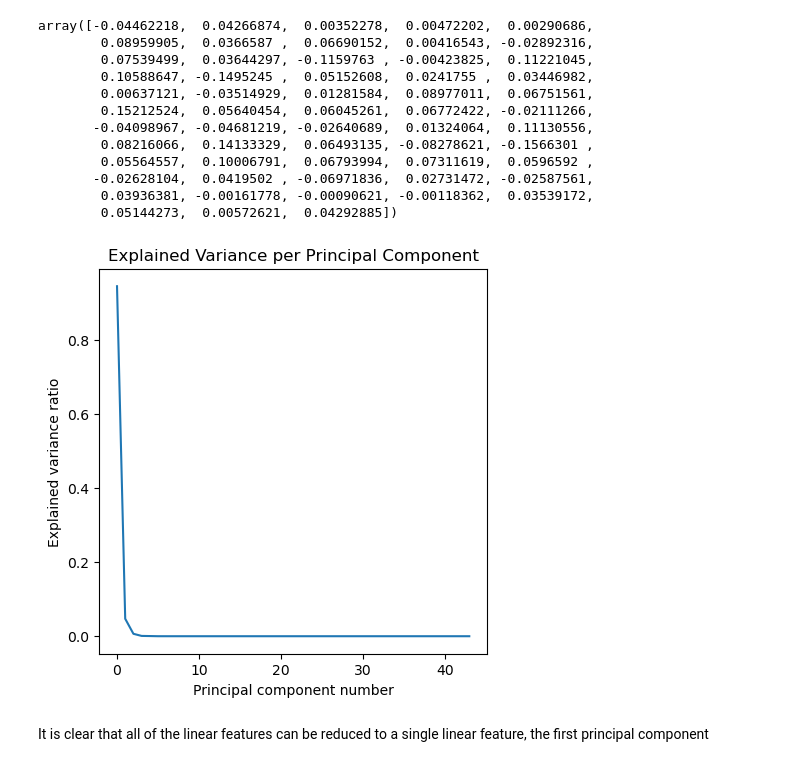
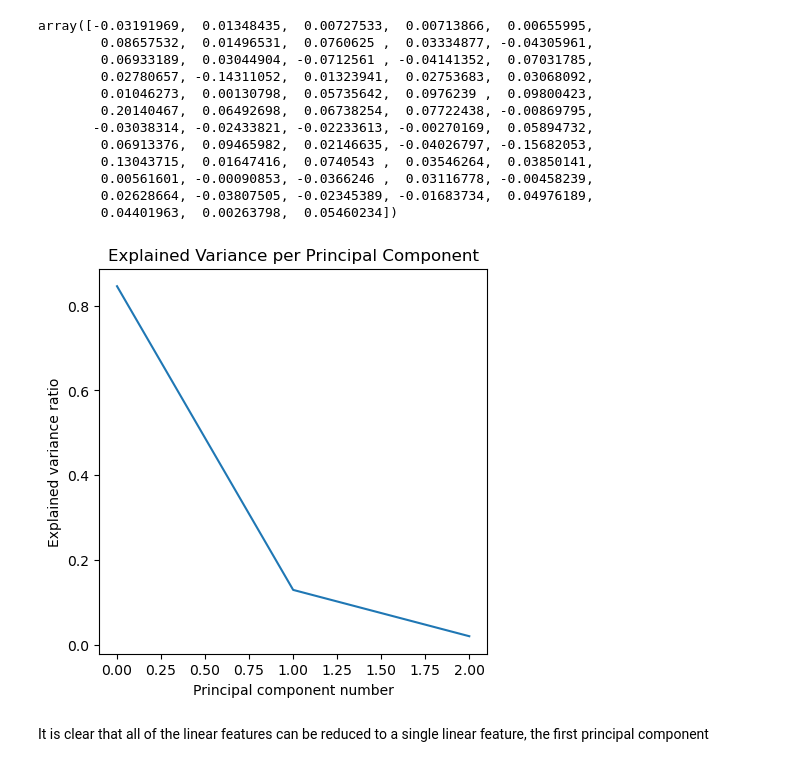
Before and after one commit to SebastienMeniere/Data-Science-A1, a Jupyter notebook: A1_project_copy.ipynb, the cells around one changed output. Cells and saved outputs as stored; diff of their text form; code cells hidden in the pictures.

```diff
--- a/A1_project_copy.ipynb
+++ b/A1_project_copy.ipynb
@@ -25,13 +40,16 @@ from sklearn.svm import SVC
 data =(pd.read_csv("OnlineNewsPopularity/OnlineNewsPopularity.csv"))
 df = data.drop(['url'], axis = 1)
 df = df.drop([' timedelta'], axis = 1)
+ros = RandomOverSampler(random_state=42)
 #timedelta and url are non predictive
 X = df.drop([' shares'], axis = 1)
 y = df[' shares']
 y_bins = np.zeros(len(y))
 for i in range(len(y)):
-    if (y[i] >= 1400):
+    if (y[i] >= 3000):
         y_bins[i] = 1
+X_resampled, y_resampled = ros.fit_resample(X, y_bins)
+X, y_bins = X_resampled, y_resampled
 # %%
 X_train, X_test, y_train, y_test = train_test_split(X, y_bins, test_size = 0.2, random_state=42)
 # %%
@@ -43,34 +61,34 @@ for i in range(len(X_train.T)):
     corr_[i] = cor
 corr_
 # %% [output]
-array([-0.04462218,  0.04266874,  0.00352278,  0.00472202,  0.00290686,
-        0.08959905,  0.0366587 ,  0.06690152,  0.00416543, -0.02892316,
-        0.07539499,  0.03644297, -0.1159763 , -0.00423825,  0.11221045,
-        0.10588647, -0.1495245 ,  0.05152608,  0.0241755 ,  0.03446982,
-        0.00637121, -0.03514929,  0.01281584,  0.08977011,  0.06751561,
-        0.15212524,  0.05640454,  0.06045261,  0.06772422, -0.02111266,
-       -0.04098967, -0.04681219, -0.02640689,  0.01324064,  0.11130556,
-        0.08216066,  0.14133329,  0.06493135, -0.08278621, -0.1566301 ,
-        0.05564557,  0.10006791,  0.06793994,  0.07311619,  0.0596592 ,
-       -0.02628104,  0.0419502 , -0.06971836,  0.02731472, -0.02587561,
-        0.03936381, -0.00161778, -0.00090621, -0.00118362,  0.03539172,
-        0.05144273,  0.00572621,  0.04292885])
+array([-0.03191969,  0.01348435,  0.00727533,  0.00713866,  0.00655995,
+        0.08657532,  0.01496531,  0.0760625 ,  0.03334877, -0.04305961,
+        0.06933189,  0.03044904, -0.0712561 , -0.04141352,  0.07031785,
+        0.02780657, -0.14311052,  0.01323941,  0.02753683,  0.03068092,
+        0.01046273,  0.00130798,  0.05735642,  0.0976239 ,  0.09800423,
+        0.20140467,  0.06492698,  0.06738254,  0.07722438, -0.00869795,
+       -0.03038314, -0.02433821, -0.02233613, -0.00270169,  0.05894732,
+        0.06913376,  0.09465982,  0.02146635, -0.04026797, -0.15682053,
+        0.13043715,  0.01647416,  0.0740543 ,  0.03546264,  0.03850141,
+        0.00561601, -0.00090853, -0.0366246 ,  0.03116778, -0.00458239,
+        0.02628664, -0.03807505, -0.02345389, -0.01683734,  0.04976189,
+        0.04401963,  0.00263798,  0.05460234])
 # %%
 linear_features_X_train = X_train.T[np.absolute(corr_) >= 0.025].T
 linear_features_X_test = X_test.T[np.absolute(corr_) >= 0.025].T
 nonlinear_features_X_train = X_train.T[np.absolute(corr_) < 0.025].T
 nonlinear_features_X_test = X_test.T[np.absolute(corr_) < 0.025].T
 # %%
-pca_example = PCA(n_components=44)
+pca_example = PCA(n_components=0.99)
 pca_example.fit(linear_features_X_train)
 plt.figure(figsize=(5,5))
 plt.plot(pca_example.explained_variance_ratio_)
 plt.title("Explained Variance per Principal Component")
 plt.xlabel("Principal component number")
 plt.ylabel("Explained variance ratio")
 plt.show()
 # %% [output]
-[figure, old version]
+[figure, new version]
 # %% [markdown]
 It is clear that all of the linear features can be reduced to a single linear feature, the first principal component
 # %%
```
Also changed, not shown: parts of 10 cells of this notebook.
